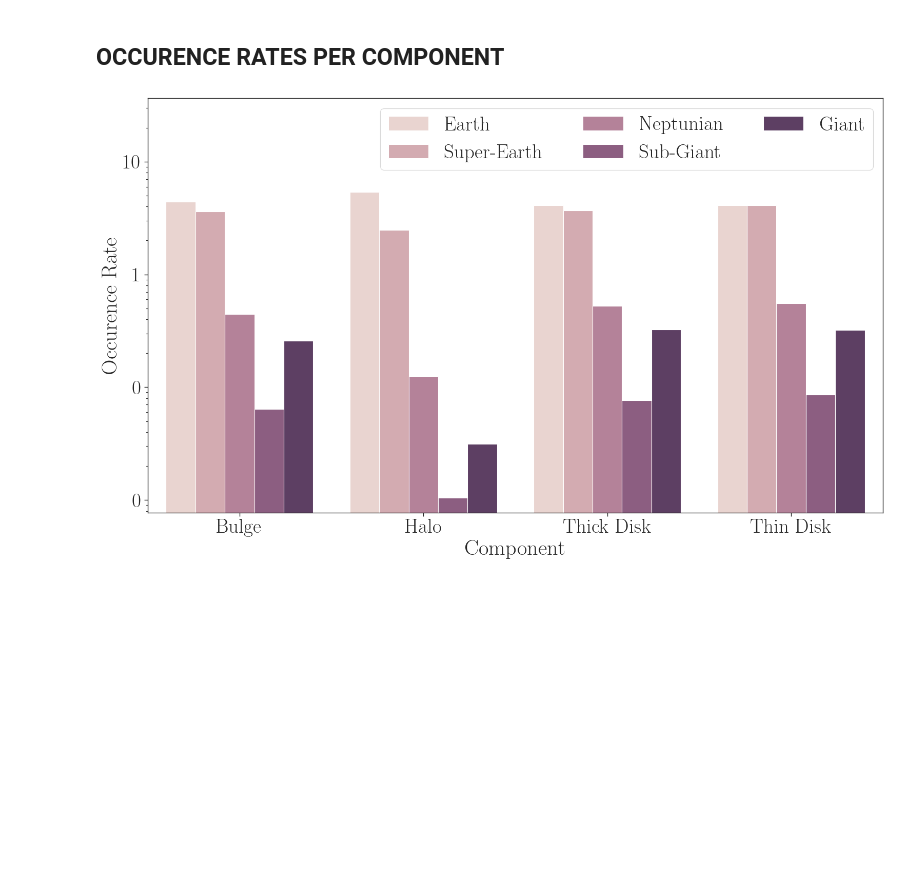
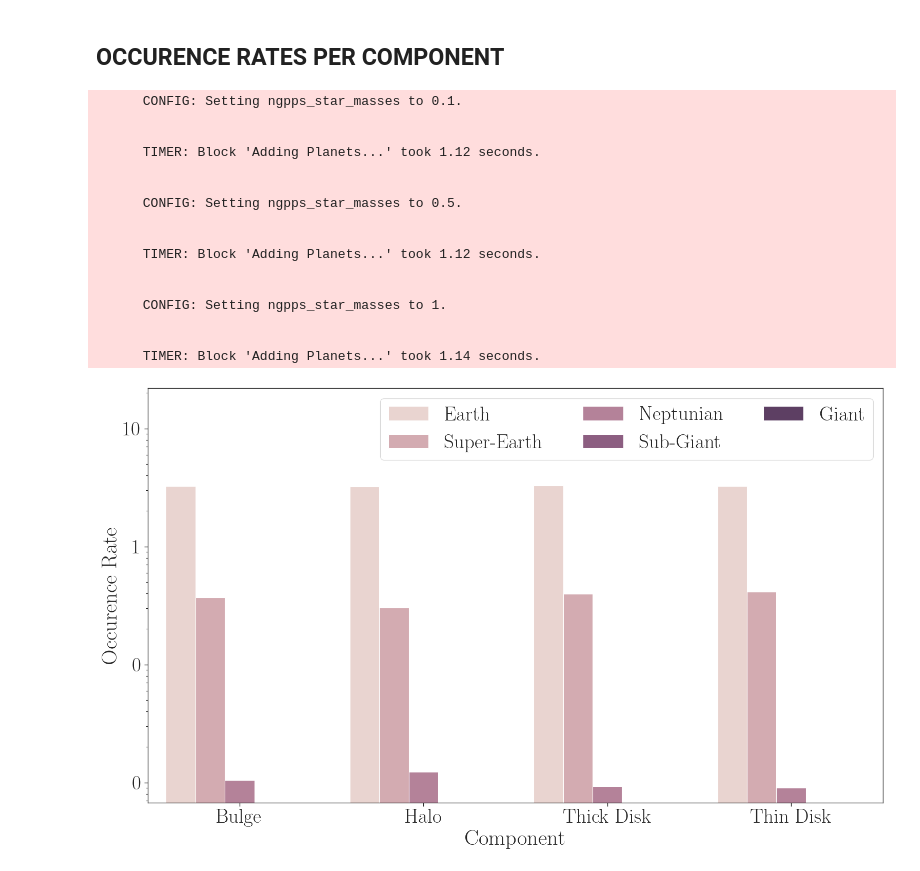
Before and after one commit to ChrisBoettner/skaro, a Jupyter notebook: notebooks/Component_populations.ipynb, the cells around one changed output. Cells and saved outputs as stored; diff of their text form; code cells hidden in the pictures; blank space fills up the shorter version.

Commit message:
lots of plotting stuff

```diff
--- a/notebooks/Component_populations.ipynb
+++ b/notebooks/Component_populations.ipynb
@@ -83,10 +80,6 @@ save = True
 ## CREATE DATASOURCE
 # %%
 radius = 0.2 * mw.virial_radius()
-# %%
-radius = 0.2 * mw.virial_radius()
-
-components = ["bulge_stars", "thin_disk_stars", "thick_disk_stars", "halo_stars"]
 # %% [markdown]
 ## OCCURENCE RATES PER COMPONENT
 # %%
@@ -98,32 +91,49 @@ def barplot(occurence_rate_long_format, host_star_mass):
             x="Component",
             y="Occurence Rate",
             hue="Planet Type",
             log=True,
             palette=get_palette(),
         )
     # adjust legend
     occurence_rate_barplot = adjust_legend(occurence_rate_barplot, pad=5)
     # set linear formatter
     occurence_rate_barplot.yaxis.set_major_formatter(ScalarFormatter())
 
     FigureProcessor(occurence_rate_barplot.figure).save(
         f"occurence_rates_with_host_star_mass_={host_star_mass}.pdf",
         sub_directory=figure_subdirectory,
         save=save,
     )
     return occurence_rate_barplot
 
 
 masses = (0.1, 0.5, 1)
 for m in masses:
     occurence_rate_long_format = count_planets(
         model,
         lambda: mw.sphere(radius=radius),
         planet_categories,
         normalize_by="planet_hosting_number",
-        model_config={"ngpps_star_mass": m},
+        model_config={"ngpps_star_masses": m},
         long_format=True,
+        value_name="Occurence Rate",
     )
     plot = barplot(occurence_rate_long_format, host_star_mass=m)
 # %% [output]
+      CONFIG: Setting ngpps_star_masses to 0.1.
+
+
+      TIMER: Block 'Adding Planets...' took 1.12 seconds.
+
+
+      CONFIG: Setting ngpps_star_masses to 0.5.
+
+
+      TIMER: Block 'Adding Planets...' took 1.12 seconds.
+
+
+      CONFIG: Setting ngpps_star_masses to 1.
+
+
+      TIMER: Block 'Adding Planets...' took 1.14 seconds.
-[figure, old version]
+[figure, new version]
```
Also changed, not shown: parts of 3 cells of this notebook, 7 other files.
